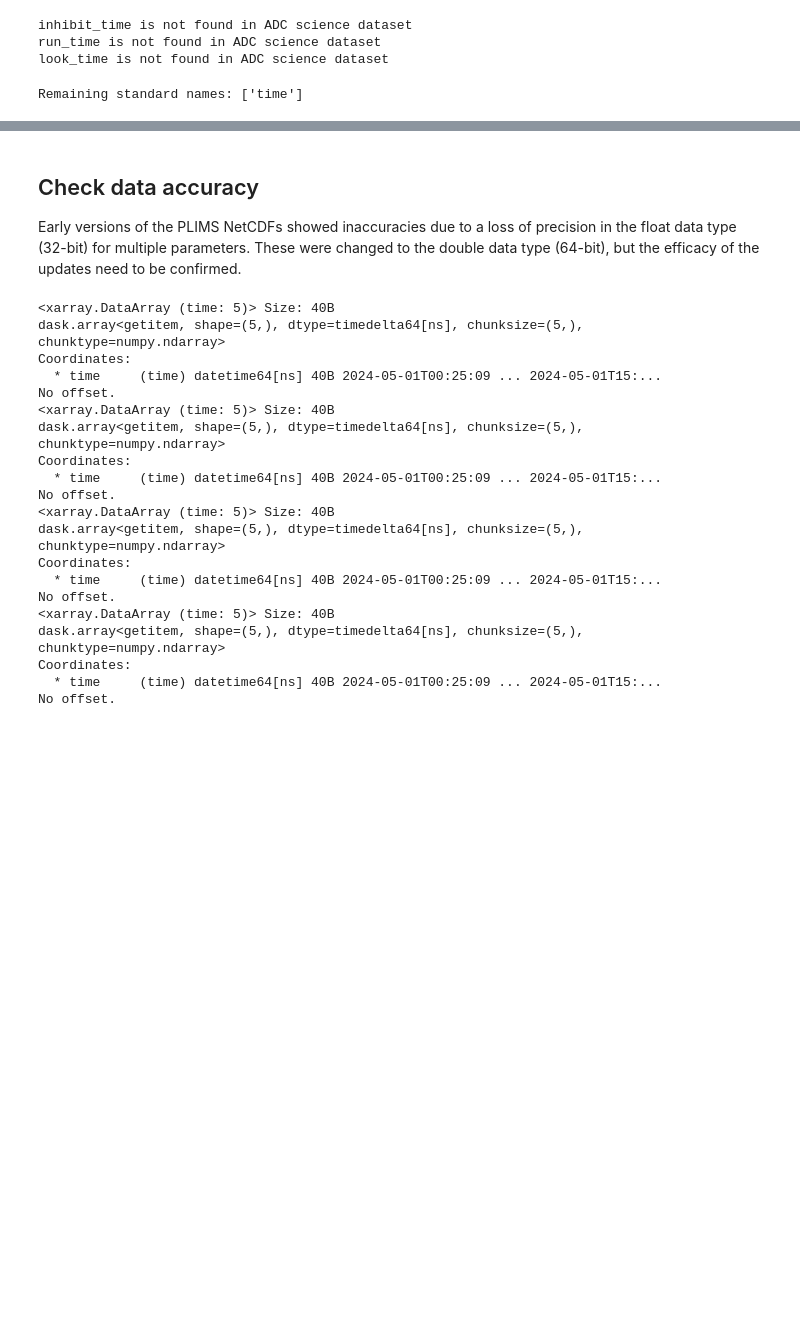
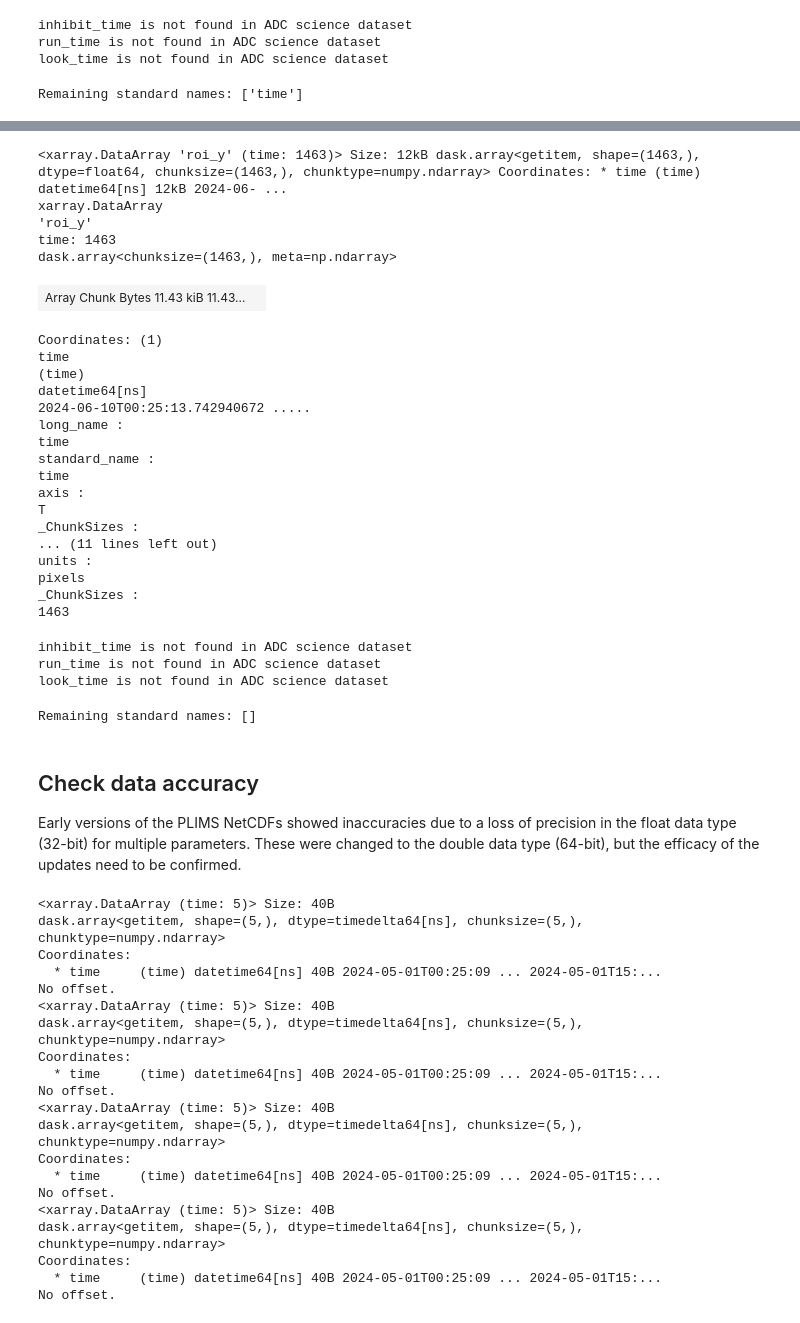
Before and after one commit to cooleyky/pioneer-21, a Jupyter notebook: Dev0_PLIMS_Testing.ipynb, the cells around one changed output, grey strips where cells are left out. Drawn from its saved outputs; the diff is of its cells as text; code cells hidden in the pictures; blank space fills up the shorter version.

Commit message:
Check PLIMS deduplication code update

```diff
--- a/Dev0_PLIMS_Testing.ipynb
+++ b/Dev0_PLIMS_Testing.ipynb
@@ -868,0 +871,5 @@ Remaining standard names: ['time']
+# %%
+# Setup parameters needed to request data
+refdes = datastreams.refdes[0]
+method = datastreams.method[0]
+stream = datastreams.stream[0]
@@ -868,0 +880,12 @@ Remaining standard names: ['time']
+# %%
+# Use the gold copy THREDDs datasets
+thredds_url = M2M.get_thredds_url(refdes, method, stream, beginDT="2024-06-10T00:00:00.0", endDT="2024-06-10T14:00:00.0")
+# Get the THREDDs catalog
+thredds_catalog = M2M.get_thredds_catalog(thredds_url)
+thredds_catalog = [x for x in thredds_catalog if "blank" not in x]
+
+# Clean the THREDDs catalog
+sensor_files, ancillary_files = M2M.clean_catalog(thredds_catalog, stream)
+
+# Generate the urls to access and load the data
+sensor_files = [re.sub("catalog.html\?dataset=", M2M.URLS["dodsC"], file) for file in sensor_files]
@@ -868,0 +899,4 @@ Remaining standard names: ['time']
+# %%
+# Load the data
+with ProgressBar():
+    data_adcsci3 = xr.open_mfdataset(sensor_files, parallel=True, preprocess=preprocess)
@@ -868,0 +926,52 @@ Remaining standard names: ['time']
+# %%
+# Check attributes of paramaters updated since 21 Mar
+data_adcsci3.roi_y
+# %% [output]
+<xarray.DataArray 'roi_y' (time: 1463)> Size: 12kB dask.array<getitem, shape=(1463,), dtype=float64, chunksize=(1463,), chunktype=numpy.ndarray> Coordinates: * time (time) datetime64[ns] 12kB 2024-06- ...
+xarray.DataArray
+'roi_y'
+time: 1463
+dask.array<chunksize=(1463,), meta=np.ndarray>
+| Array Chunk Bytes 11.43 kiB 11.43... |  |
+Coordinates: (1)
+time
+(time)
+datetime64[ns]
+2024-06-10T00:25:13.742940672 .....
+long_name :
+time
+standard_name :
+time
+axis :
+T
+_ChunkSizes :
+... (11 lines left out)
+units :
+pixels
+_ChunkSizes :
+1463
+# %%
+# Check for parameters removed from an earlier version of the ADC data stream code
+parameters = ["inhibit_time", "run_time", "look_time"]
+for p in parameters:
+    try:
+        p_is_here = data_adcsci3.p
+    except:
+        print(f"{p} is not found in ADC science dataset")
+    else:
+        print(f"{p} is still in ADC science dataset")
+# %% [output]
+inhibit_time is not found in ADC science dataset
+run_time is not found in ADC science dataset
+look_time is not found in ADC science dataset
+# %%
+# Check for standard names left in the dataset
+names = list(())
+for var in data_adcsci3.variables:
+    try:
+        names.append(data_adcsci2[var].standard_name)
+    except:
+        continue
+print(f"Remaining standard names: {names}")
+# %% [output]
+Remaining standard names: []
```
Also changed, not shown: parts of 16 cells of this notebook.
